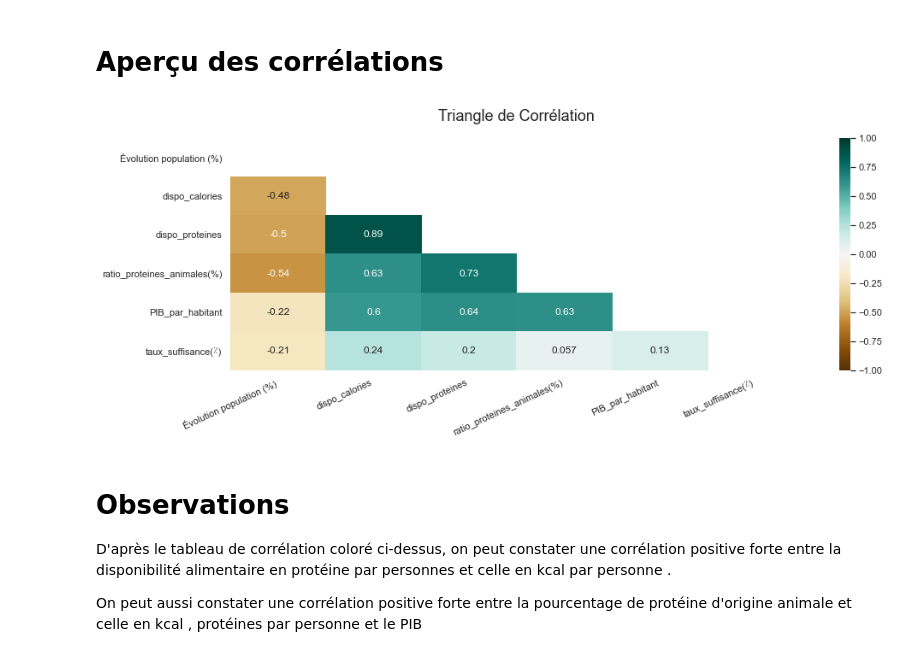
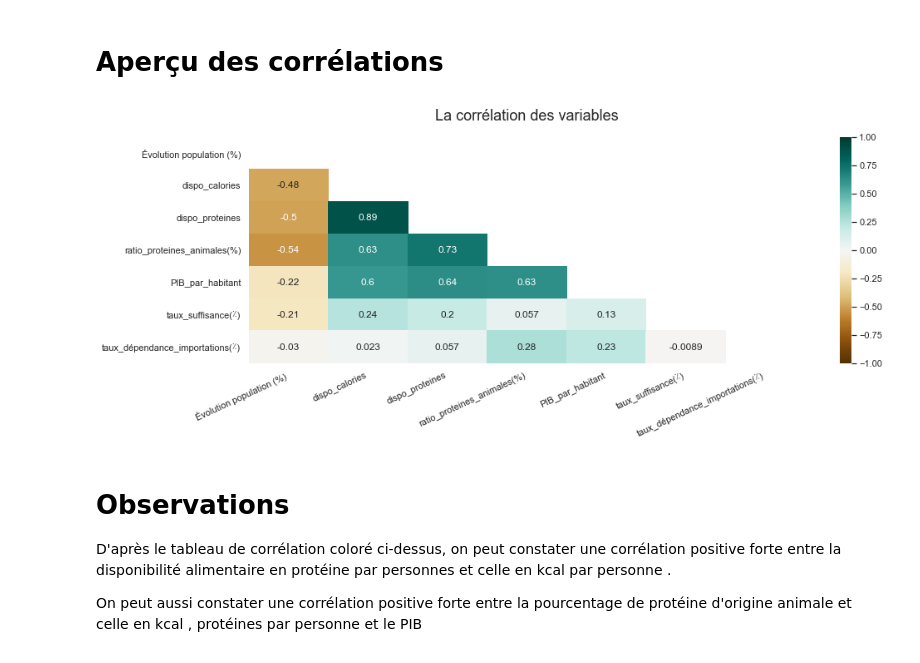
Before and after one commit to ROWAIDAK/ROWAIDAK-P5_Produisez-une-tude-de-march, a Jupyter notebook: P5_02_code.ipynb, the cells around one changed output. Cells and saved outputs as stored; diff of their text form; code cells hidden in the pictures.

```diff
--- a/P5_02_code.ipynb
+++ b/P5_02_code.ipynb
@@ -445,7 +445,9 @@ df_bilans_clus=df.set_index('Zone', drop=True, append=False, inplace=False, veri
 
 # préparation des données pour le clustering
 df_bilans_clus = df_bilans_clus[["Évolution population (%)", "dispo_calories",
-                                   "dispo_proteines","ratio_proteines_animales(%)",'PIB_par_habitant','taux_suffisance(٪)']]
+                                 "dispo_proteines","ratio_proteines_animales(%)",
+                                 'PIB_par_habitant','taux_suffisance(٪)',
+                                 'taux_dépendance_importations(٪)']]
 
 df_bilans_clus.head(2)
 # %% [output]
@@ -458,17 +460,17 @@ df_bilans_clus.head(2)
 # %%
 plt.figure(figsize=(15,5))
 
 mask = np.zeros_like(df_bilans_clus.corr())
 mask[np.triu_indices_from(mask)] = True
 
 sns.heatmap(df_bilans_clus.corr(), mask=mask, vmin=-1, vmax=1, annot=True, cmap='BrBG')
 
 plt.xticks(rotation=25, ha='right')
-plt.title('Triangle de Corrélation',  fontsize=18, pad=20)
+plt.title('La corrélation des variables',  fontsize=18, pad=20)
 
 plt.show()
 # %% [output]
-[figure, old version]
+[figure, new version]
 # %% [markdown]
 # Observations
 
```
Also changed, not shown: parts of 13 cells of this notebook.
